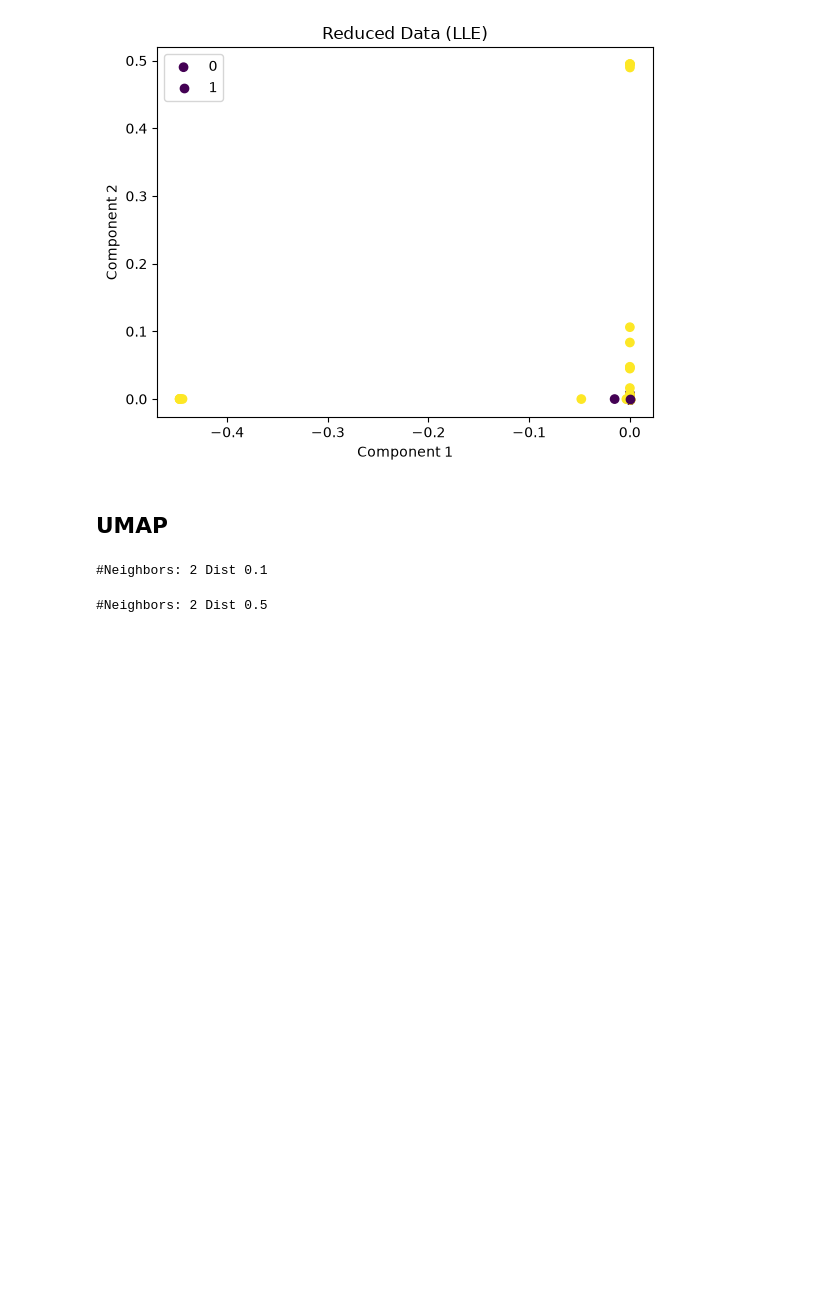
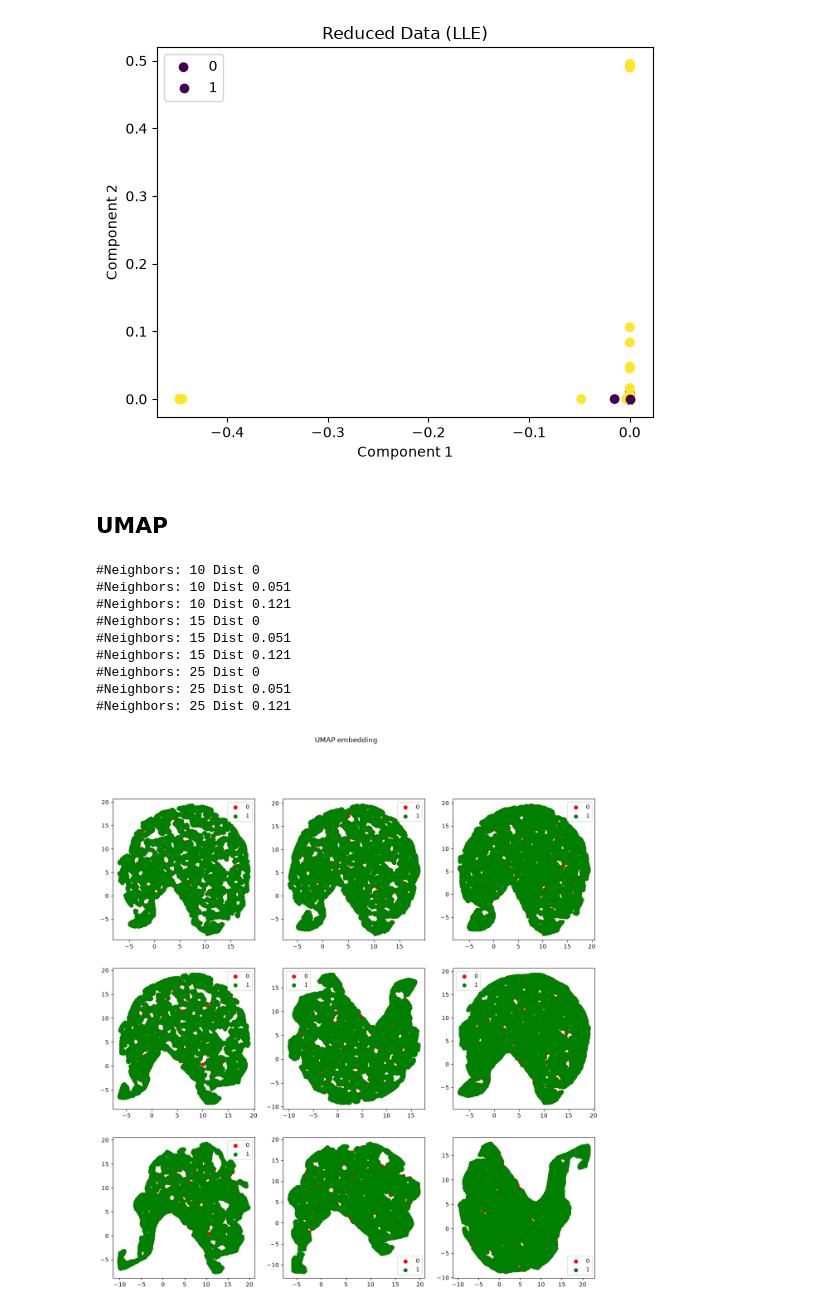
Before and after one commit to us-ja/ADAML-Text-Classification-Group-Work-G, a Jupyter notebook: text_classify.ipynb, the cells around one changed output. Drawn from its saved outputs; the diff is of its cells as text; code cells hidden in the pictures; blank space fills up the shorter version.

Commit message:
hyperaparam umap

```diff
--- a/text_classify.ipynb
+++ b/text_classify.ipynb
@@ -198,26 +198,36 @@ plt.show()
 # %%
 import umap
 fit = umap.UMAP()
 
 
-neigh=[2,3,7]
-dist=[0.1, 0.5, 0.8]
+neigh=[10,15,25]
+dist=[0, 0.051, 0.121]
+plt.figure(figsize=(15, 15))
+plt.suptitle('UMAP embedding')
 for i in range(9):
     neighbors=neigh[i//3]
     distance=dist[i%3]
-    print("#Neighbors:", neighbors, "Dist", distance)
+    # print("#Neighbors:", neighbors, "Dist", distance)
     fit = umap.UMAP(
             n_neighbors=neighbors,
             min_dist=distance,
             n_components=2,
         )
     u = fit.fit_transform(X_train)
     plt.subplot(3,3, i+1)
     plt.scatter(u[:12500,0], u[:12500,1], c="red")
     plt.scatter(u[12500:,0], u[12500:,1], c="green")
-    plt.title('UMAP embedding')
+
     plt.legend([0,1])
 plt.show()
 # %% [output]
-#Neighbors: 2 Dist 0.1
+#Neighbors: 10 Dist 0
+#Neighbors: 10 Dist 0.051
+#Neighbors: 10 Dist 0.121
+#Neighbors: 15 Dist 0
+#Neighbors: 15 Dist 0.051
+#Neighbors: 15 Dist 0.121
+#Neighbors: 25 Dist 0
+#Neighbors: 25 Dist 0.051
+#Neighbors: 25 Dist 0.121
-#Neighbors: 2 Dist 0.5
+[figure, added]
```
Also changed, not shown: 1 other file.
